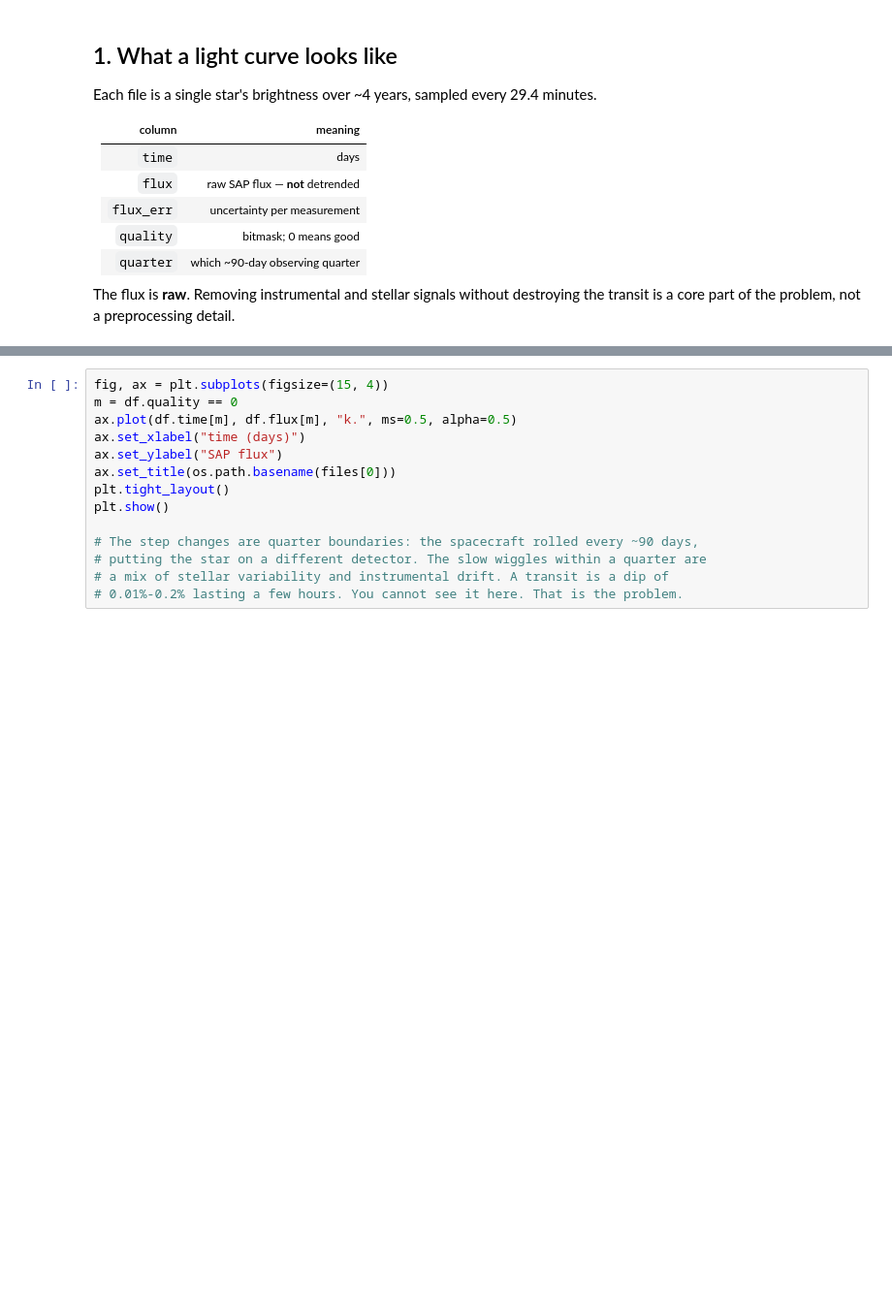
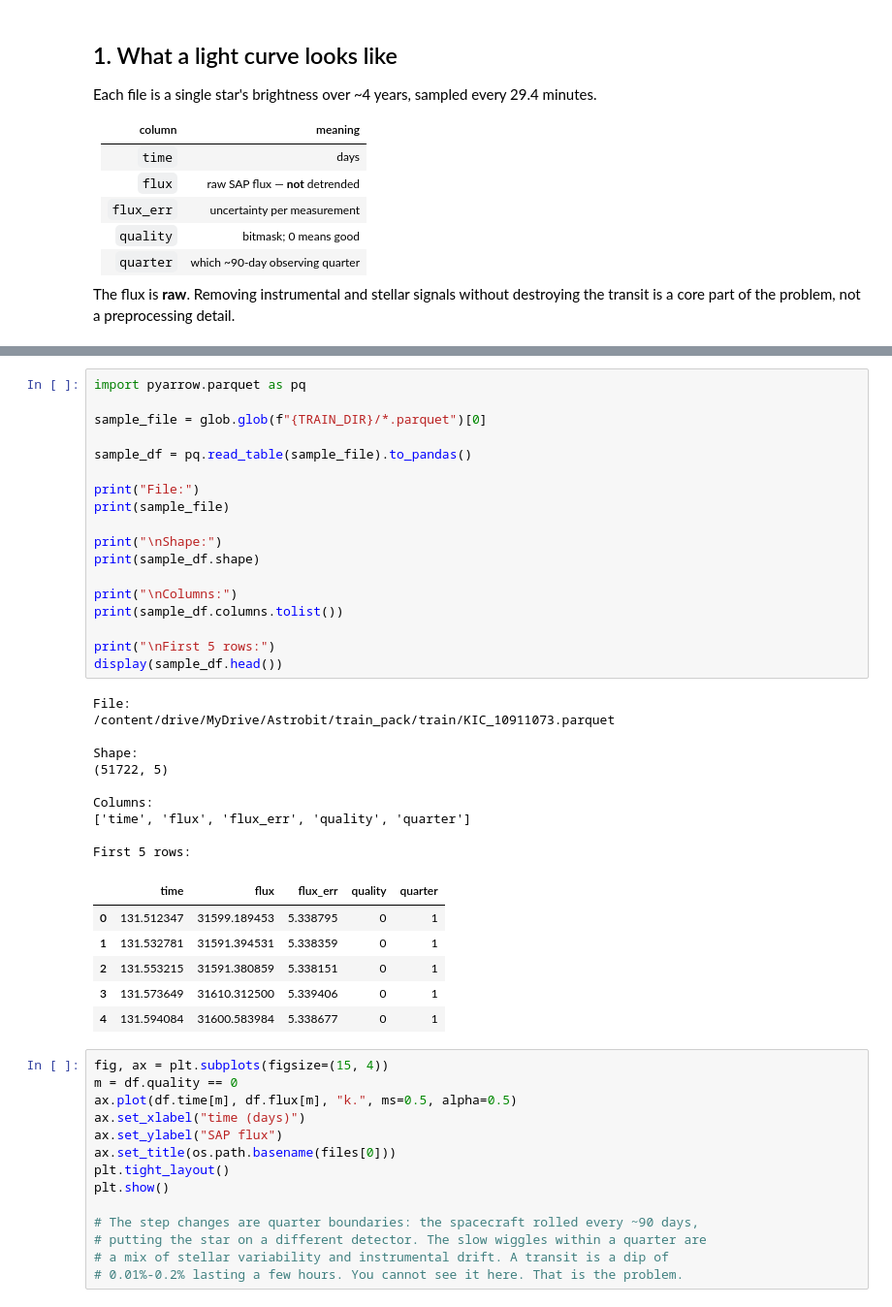
Before and after one commit to Komal2008/Exoplanet-detection, a Jupyter notebook: Astrobit_Transit_Detection.ipynb, the cells around one changed output, grey strips where cells are left out. Shown at 97% size. Cells and saved outputs as stored; diff of their text form; blank space fills up the shorter version.

```diff
--- a/Astrobit_Transit_Detection.ipynb
+++ b/Astrobit_Transit_Detection.ipynb
@@ -88,3 +259,38 @@ print(f"bad cadences: {(df.quality != 0).mean():.1%}")
+# %%
+import pyarrow.parquet as pq
+
+sample_file = glob.glob(f"{TRAIN_DIR}/*.parquet")[0]
+
+sample_df = pq.read_table(sample_file).to_pandas()
+
+print("File:")
+print(sample_file)
+
+print("\nShape:")
+print(sample_df.shape)
+
+print("\nColumns:")
+print(sample_df.columns.tolist())
+
+print("\nFirst 5 rows:")
+display(sample_df.head())
+# %% [output]
+File:
+/content/drive/MyDrive/Astrobit/train_pack/train/KIC_10911073.parquet
+
+Shape:
+(51722, 5)
+
+Columns:
+['time', 'flux', 'flux_err', 'quality', 'quarter']
+
+First 5 rows:
+|  | time | flux | flux_err | quality | quarter |
+| 0 | 131.512347 | 31599.189453 | 5.338795 | 0 | 1 |
+| 1 | 131.532781 | 31591.394531 | 5.338359 | 0 | 1 |
+| 2 | 131.553215 | 31591.380859 | 5.338151 | 0 | 1 |
+| 3 | 131.573649 | 31610.312500 | 5.339406 | 0 | 1 |
+| 4 | 131.594084 | 31600.583984 | 5.338677 | 0 | 1 |
 # %%
 fig, ax = plt.subplots(figsize=(15, 4))
 m = df.quality == 0
```
Also changed, not shown: parts of 11 cells of this notebook.
